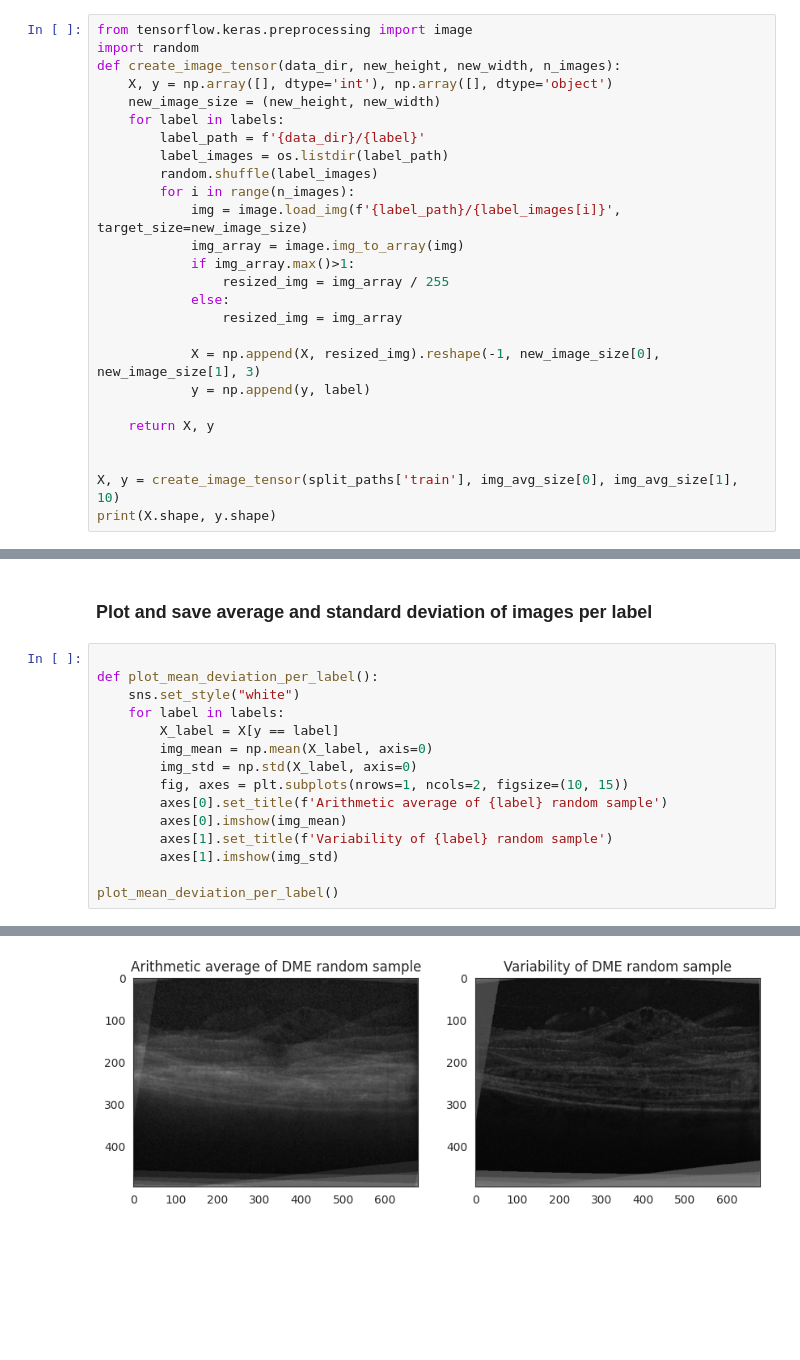
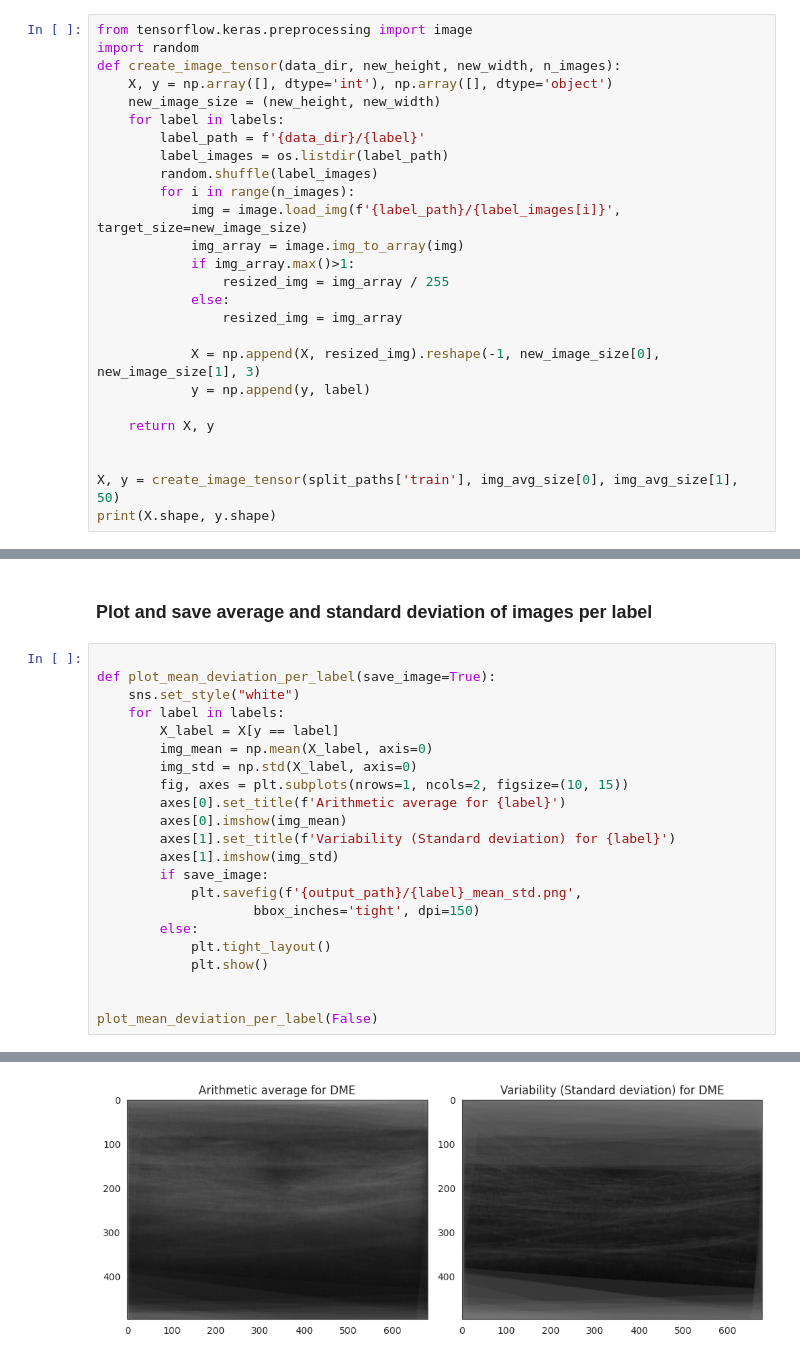
Before and after one commit to eandablo/OCTreader, a Jupyter notebook: jupiter_notebooks/image_visualisation.ipynb, the cells around one changed output, grey strips where cells are left out. Saved outputs shown, nothing was run; the diff lists cells and outputs as text; blank space fills up the shorter version.

Commit message:
add image saving functionality to plot_mean_deviation_per_label

```diff
--- a/jupiter_notebooks/image_visualisation.ipynb
+++ b/jupiter_notebooks/image_visualisation.ipynb
@@ -136,6 +136,6 @@ def create_image_tensor(data_dir, new_height, new_width, n_images):
     return X, y
 
 
-X, y = create_image_tensor(split_paths['train'], img_avg_size[0], img_avg_size[1], 10)
+X, y = create_image_tensor(split_paths['train'], img_avg_size[0], img_avg_size[1], 50)
 print(X.shape, y.shape)
 # %% [output]
@@ -144,17 +144,24 @@ print(X.shape, y.shape)
 ### Plot and save average and standard deviation of images per label
 # %%
 
-def plot_mean_deviation_per_label():
+def plot_mean_deviation_per_label(save_image=True):
     sns.set_style("white")
     for label in labels:
         X_label = X[y == label]
         img_mean = np.mean(X_label, axis=0)
         img_std = np.std(X_label, axis=0)
         fig, axes = plt.subplots(nrows=1, ncols=2, figsize=(10, 15))
-        axes[0].set_title(f'Arithmetic average of {label} random sample')
+        axes[0].set_title(f'Arithmetic average for {label}')
         axes[0].imshow(img_mean)
-        axes[1].set_title(f'Variability of {label} random sample')
+        axes[1].set_title(f'Variability (Standard deviation) for {label}')
         axes[1].imshow(img_std)
+        if save_image:
+            plt.savefig(f'{output_path}/{label}_mean_std.png',
+                    bbox_inches='tight', dpi=150)
+        else:
+            plt.tight_layout()
+            plt.show()
 
-plot_mean_deviation_per_label()
+
+plot_mean_deviation_per_label(False)
 # %% [output]
@@ -162 +169 @@ plot_mean_deviation_per_label()
-[figure, old version]
+[figure, new version]
```
Also changed, not shown: parts of 4 cells of this notebook, 4 other files.
